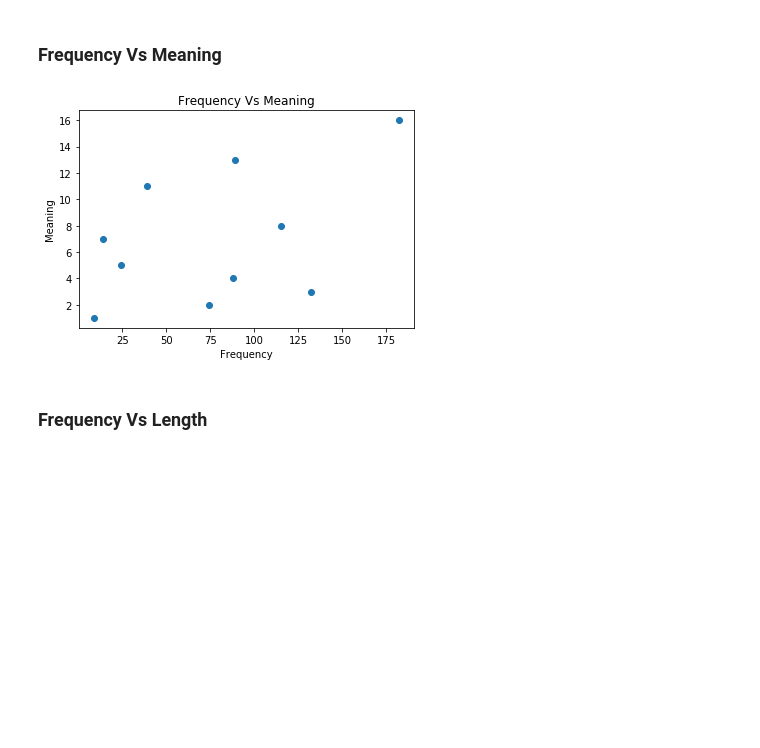
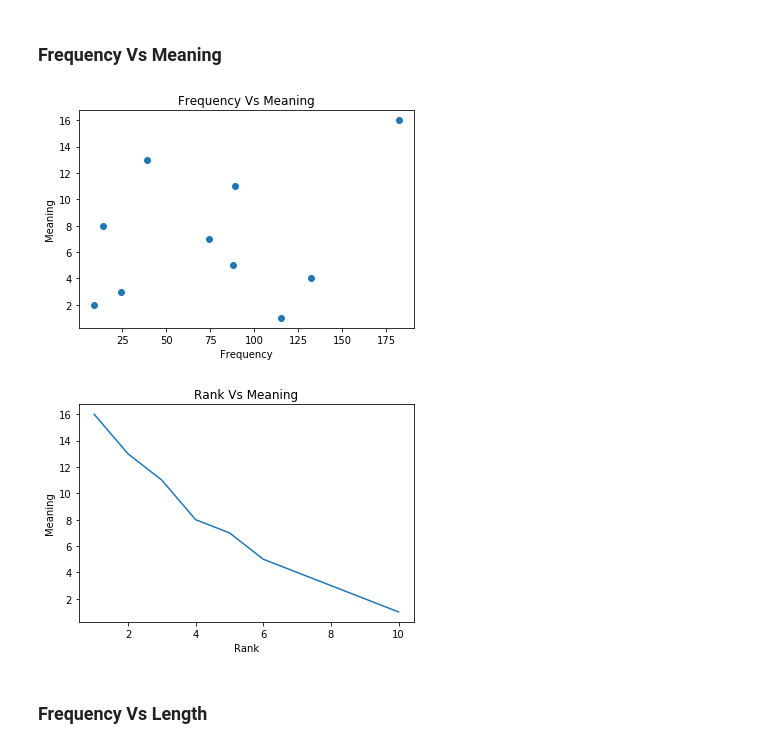
Before and after one commit to Ayush-garg34/NLP, a Jupyter notebook: NLP_Assignment-1_Ayush_Garg_16110026.ipynb, the cells around one changed output. Saved outputs shown, nothing was run; the diff lists cells and outputs as text; code cells hidden in the pictures; blank space fills up the shorter version.

```diff
--- a/NLP_Assignment-1_Ayush_Garg_16110026.ipynb
+++ b/NLP_Assignment-1_Ayush_Garg_16110026.ipynb
@@ -130,35 +130,42 @@ Meaning={"time":16,
          "over":5,
          "foundation":2,
          "clay":1,
         "back":8}
 
-meaning=[16,11,13,7,2,4,3,5,1,8]
+meaning=[16,13,11,8,7,5,4,3,2,1]
+meaning_rank=[1,2,3,4,5,6,7,8,9,10]
 
 
 meaning_freq=[types.get("time",0),
               types.get("water",0),
              types.get("long",0),
               types.get("between",0),
              types.get("take",0),
              types.get("found",0),
              types.get("over",0),
              types.get("foundation",0),
              types.get("clay",0),
               types.get("back",0),
              ]
 
 
 plt.plot(meaning_freq,meaning,'o')
 plt.xlabel('Frequency')
 plt.ylabel('Meaning')
 plt.title('Frequency Vs Meaning')
 plt.show()
 
+plt.plot(meaning_rank,meaning,)
+plt.xlabel('Rank')
+plt.ylabel('Meaning')
+plt.title('Rank Vs Meaning')
+plt.show()
 
 # print meaning
 # print meaning_freq
 # %% [output]
-[figure, old version]
+[figure, new version]
+[figure, added]
 # %% [markdown]
 ### Frequency Vs Length
 # %%
```
